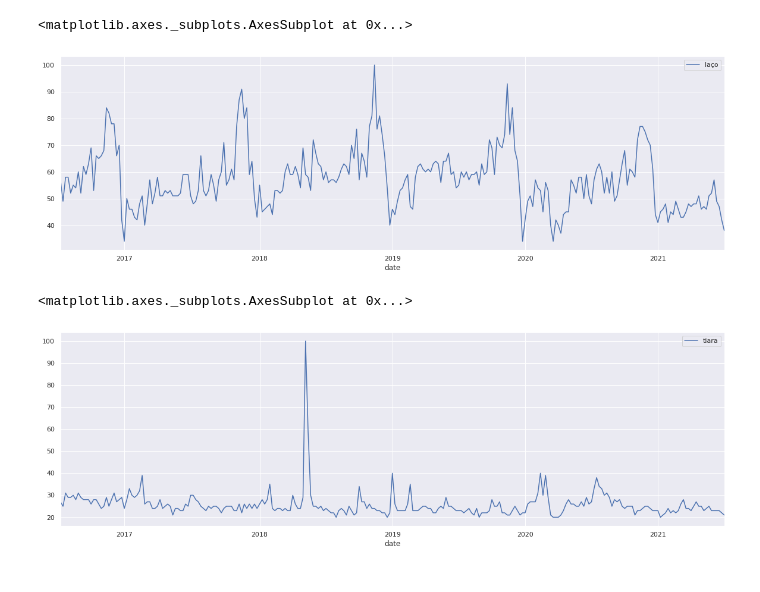
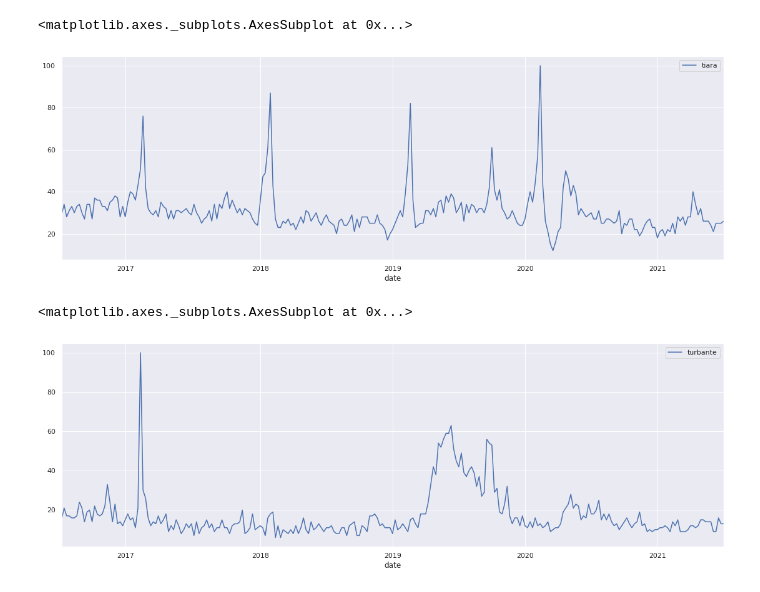
Before and after one commit to jamesgilbs/portifolio, a Jupyter notebook: SEO/GoogleTrends.ipynb, the cells around one changed output. Saved outputs shown, nothing was run; the diff lists cells and outputs as text; code cells hidden in the pictures.

```diff
--- a/SEO/GoogleTrends.ipynb
+++ b/SEO/GoogleTrends.ipynb
@@ -155,24 +88,24 @@ related_topic[termo]['rising'].drop(['link','topic_mid'], axis=1).head(20)
 # %%
 # Create payload and capture API tokens. Only needed for interest_over_time(), interest_by_region() &amp; related_queries()
-pytrends.build_payload(kw_list=[termo])
+pytrends.build_payload(kw_list=['tiara'])
 
 # Interest Over Time
 interest_over_time_df = pytrends.interest_over_time()
 interest_over_time_df[interest_over_time_df.index>=datetime(2016,1,1)]\
-.pivot_table(values=[termo], index='date')\
-.plot(kind='line', stacked=True, figsize=(20,6))
+.pivot_table(values=['tiara'], index='date')\
+.plot(kind='line', stacked=True, figsize=(19,6))
 # %% [output]
 <matplotlib.axes._subplots.AxesSubplot at 0x...>
-[figure, old version]
+[figure, new version]
 # %%
 # Create payload and capture API tokens. Only needed for interest_over_time(), interest_by_region() &amp; related_queries()
-pytrends.build_payload(kw_list=['tiara'])
+pytrends.build_payload(kw_list=['turbante'])
 
 # Interest Over Time
 interest_over_time_df = pytrends.interest_over_time()
 interest_over_time_df[interest_over_time_df.index>=datetime(2016,1,1)]\
-.pivot_table(values=['tiara'], index='date')\
-.plot(kind='line', stacked=True, figsize=(20,6))
+.pivot_table(values=['turbante'], index='date')\
+.plot(kind='line', stacked=True, figsize=(19,6))
 # %% [output]
 <matplotlib.axes._subplots.AxesSubplot at 0x...>
-[figure, old version]
+[figure, new version]
```
Also changed, not shown: parts of 11 cells of this notebook.
